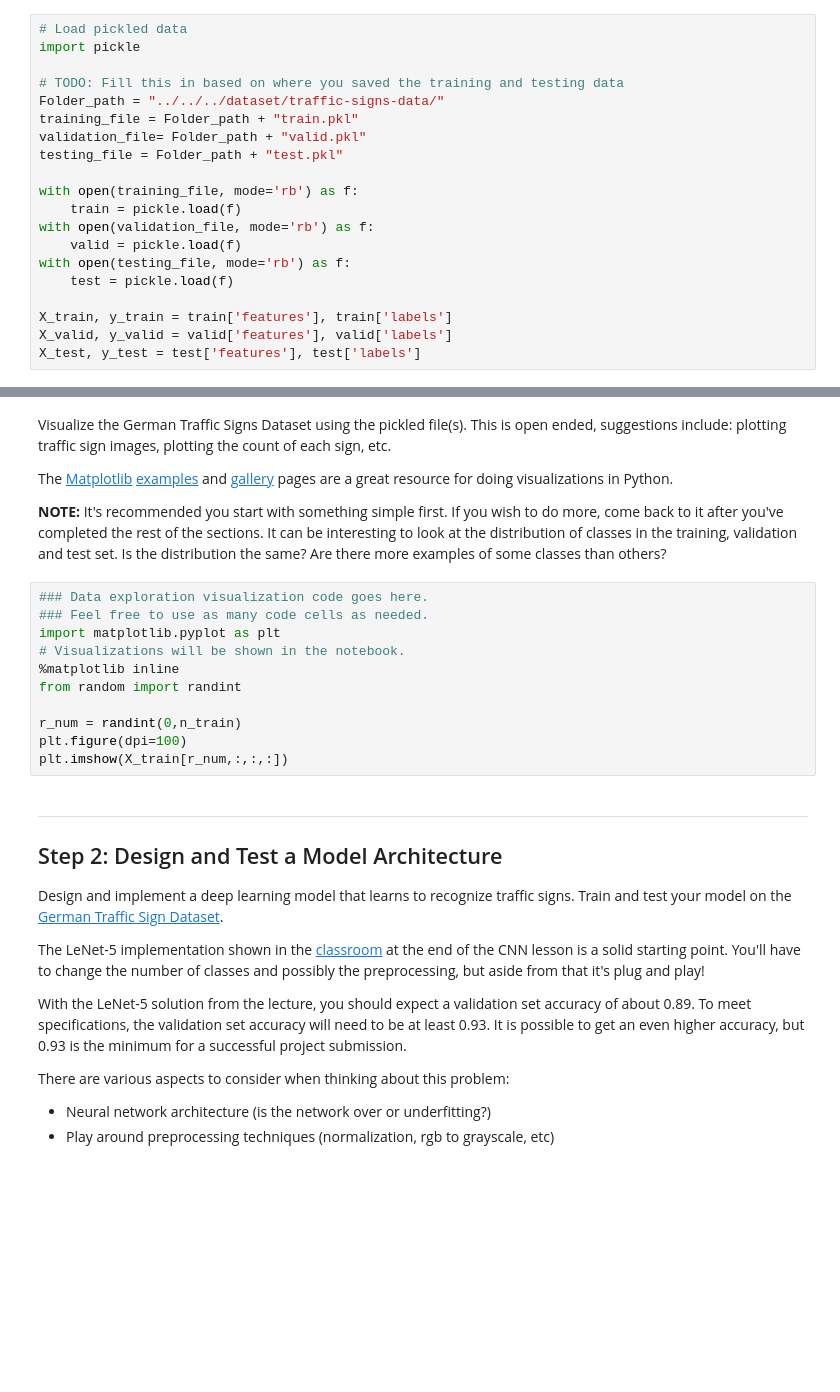
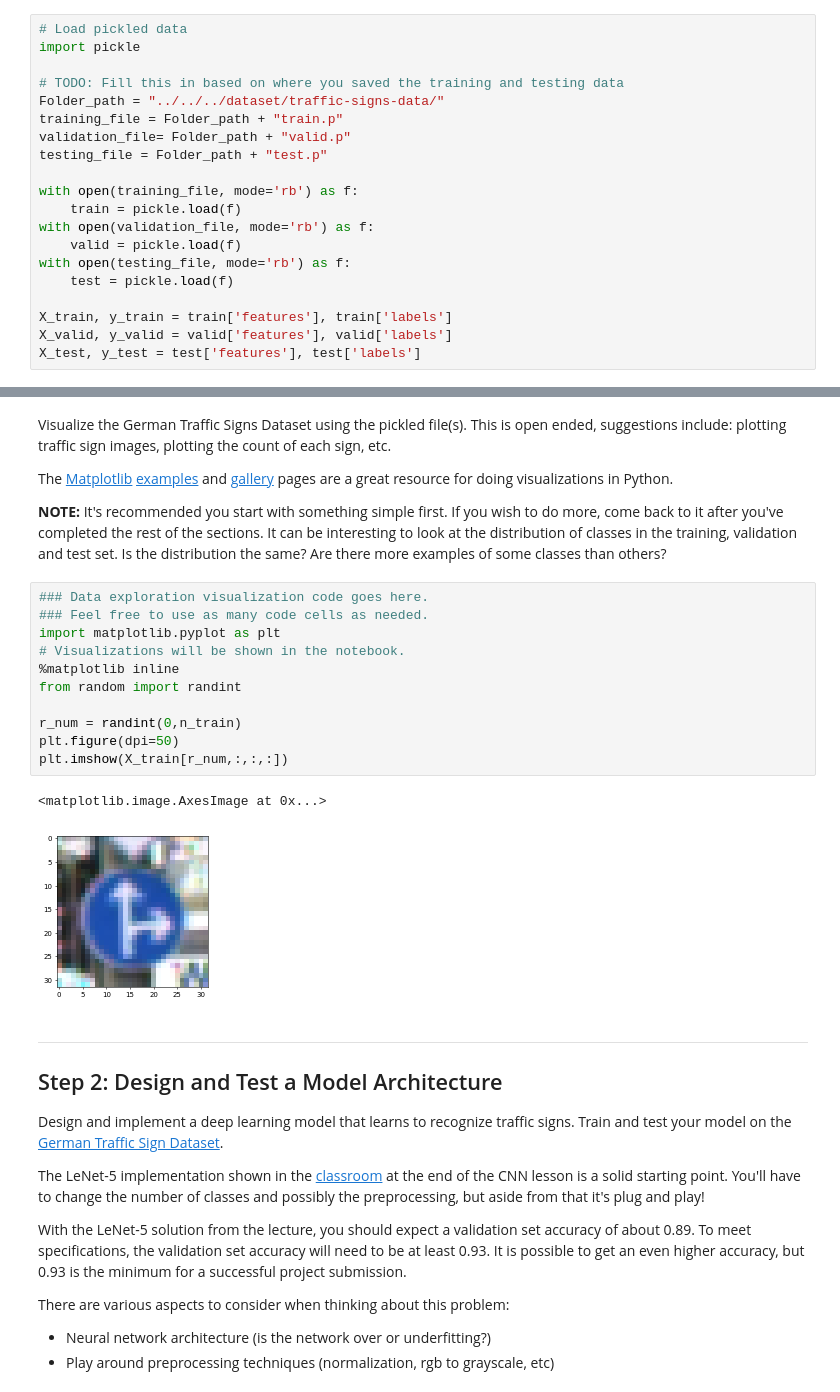
Before and after one commit to jaeoh2/self-driving-car-nd, a Jupyter notebook: CarND-Traffic-Sign-Classifier-Project/Traffic_Sign_Classifier.ipynb, the cells around one changed output, grey strips where cells are left out. Drawn from its saved outputs; the diff is of its cells as text; blank space fills up the shorter version.

```diff
--- a/CarND-Traffic-Sign-Classifier-Project/Traffic_Sign_Classifier.ipynb
+++ b/CarND-Traffic-Sign-Classifier-Project/Traffic_Sign_Classifier.ipynb
@@ -25,9 +25,9 @@ import pickle
 
 # TODO: Fill this in based on where you saved the training and testing data
 Folder_path = "../../../dataset/traffic-signs-data/"
-training_file = Folder_path + "train.pkl"
-validation_file= Folder_path + "valid.pkl"
-testing_file = Folder_path + "test.pkl"
+training_file = Folder_path + "train.p"
+validation_file= Folder_path + "valid.p"
+testing_file = Folder_path + "test.p"
 
 with open(training_file, mode='rb') as f:
     train = pickle.load(f)
@@ -89,14 +94,17 @@ The [Matplotlib](http://matplotlib.org/) [examples](http://matplotlib.org/exampl
 # %%
 ### Data exploration visualization code goes here.
 ### Feel free to use as many code cells as needed.
 import matplotlib.pyplot as plt
 # Visualizations will be shown in the notebook.
 %matplotlib inline
 from random import randint
 
 r_num = randint(0,n_train)
-plt.figure(dpi=100)
+plt.figure(dpi=50)
 plt.imshow(X_train[r_num,:,:,:])
+# %% [output]
+<matplotlib.image.AxesImage at 0x...>
+[figure, added]
 # %% [markdown]
 ----
 
```
Also changed, not shown: parts of 17 cells of this notebook.
